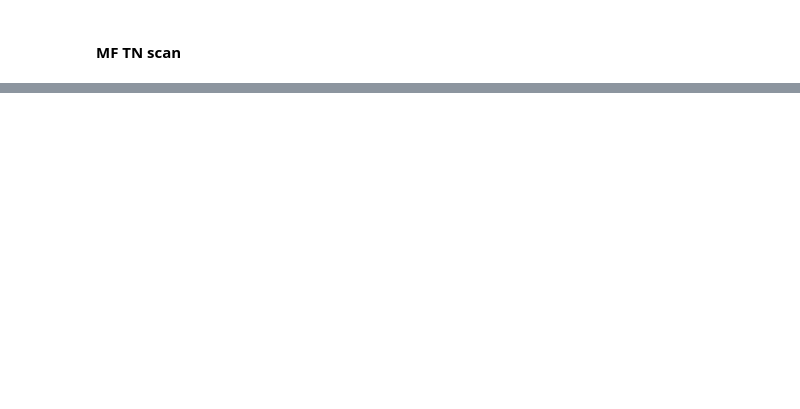
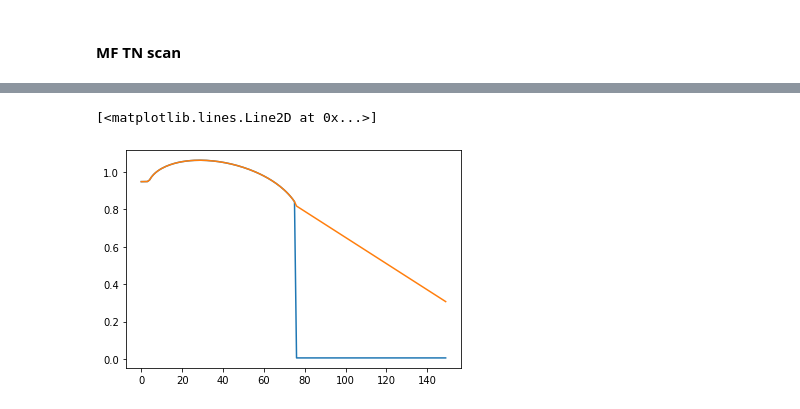
Before and after one commit to SiodhachanOSullivan/MF-Thalamus, a Jupyter notebook: plots.ipynb, the cells around one changed output, grey strips where cells are left out. Saved outputs shown, nothing was run; the diff lists cells and outputs as text; code cells hidden in the pictures; blank space fills up the shorter version.

```diff
--- a/plots.ipynb
+++ b/plots.ipynb
@@ -56,0 +79,11 @@ No artists with labels found to put in legend.  Note that artists whose label st
+# %%
+plt.plot(MFcii)
+i=0
+MFcii_copy = MFcii.copy()
+for i in range(MFcii.size):
+    if MFcii_copy[i]<0.1:
+        MFcii_copy[i]=1.35-i*0.007
+plt.plot(MFcii_copy)
+# %% [output]
+[<matplotlib.lines.Line2D at 0x...>]
+[figure, added]
```
Also changed, not shown: parts of 13 cells of this notebook, 5 other files.
